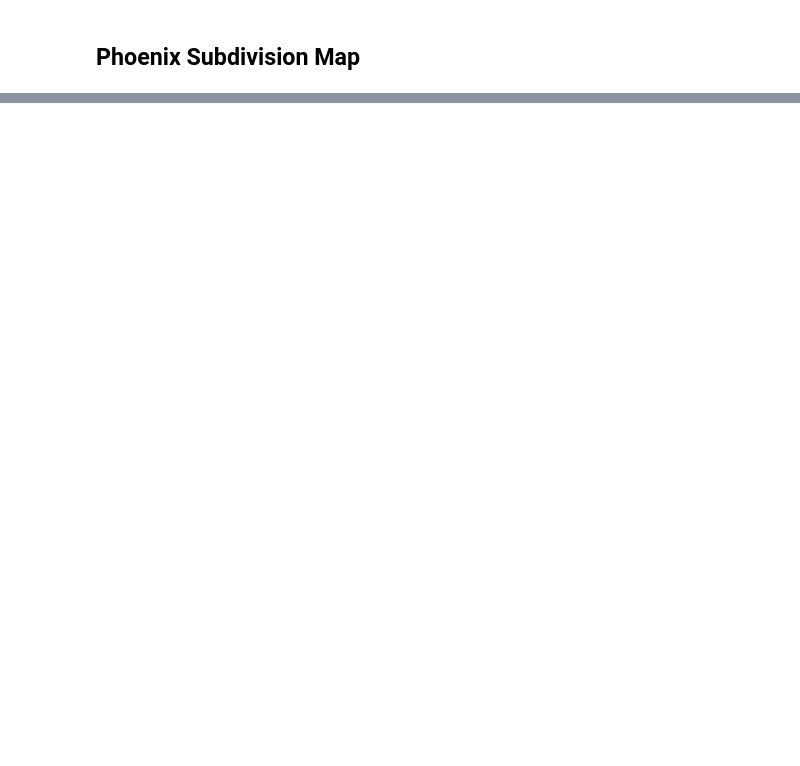
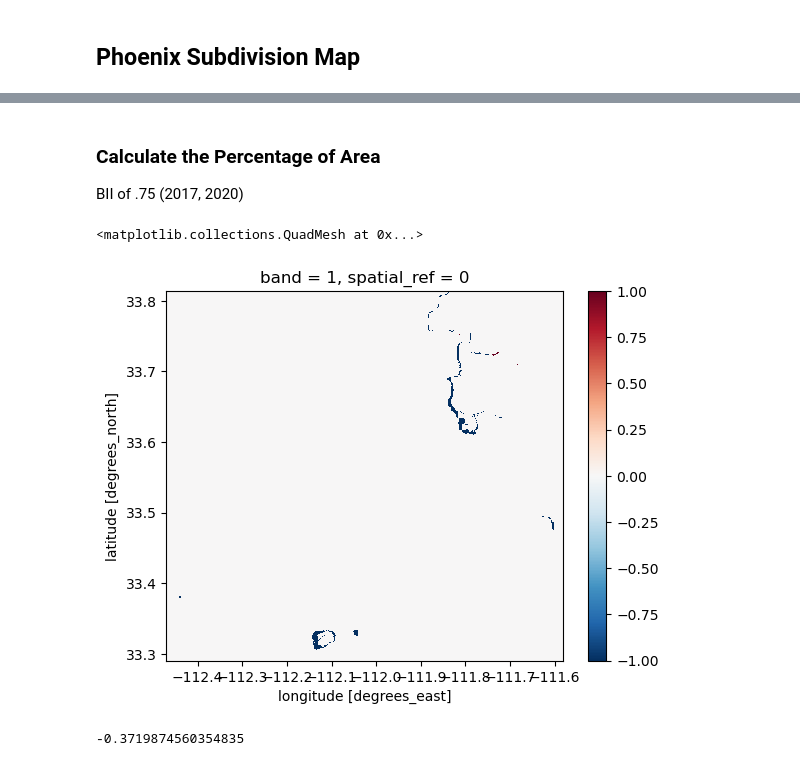
Before and after one commit to BenVerst/Biodiversity-Intactness-Index-in-Pheonix-Subdivision, a Jupyter notebook: BII-Change-Pheonix-Subdivision.ipynb, the cells around one changed output, grey strips where cells are left out. Drawn from its saved outputs; the diff is of its cells as text; code cells hidden in the pictures; blank space fills up the shorter version.

```diff
--- a/BII-Change-Pheonix-Subdivision.ipynb
+++ b/BII-Change-Pheonix-Subdivision.ipynb
@@ -167,0 +151,7 @@ Attributes:
+# %%
+# select only values greater than 0.75
+ph_20_75 = ph_20>=0.75
+ph_17_75 = ph_17>=0.75
+
+# check raster
+ph_20_75
@@ -167,0 +172,7 @@ Attributes:
+# %%
+# update type to integer
+ph_20_75 = ph_20_75.astype(int)
+ph_17_75 = ph_17_75.astype(int)
+
+# check
+ph_20_75
@@ -167,0 +193,3 @@ Attributes:
+# %% [markdown]
+### Calculate the Percentage of Area
+BII of .75 (2017, 2020)
@@ -167,0 +200,16 @@ Attributes:
+# %%
+# change in area calculation
+ph_20_17 = ph_20_75 - ph_17_75
+
+ph_20_17.plot()
+# %% [output]
+<matplotlib.collections.QuadMesh at 0x...>
+[figure, added]
+# %%
+# percent of pixels calculation again
+ph_20_17_perc = (ph_20_17.sum().item() / ph_20_17.count().item())*100
+
+#check
+ph_20_17_perc
+# %% [output]
+-0.3719874560354835
```
Also changed, not shown: parts of 28 cells of this notebook, 7 other files.
